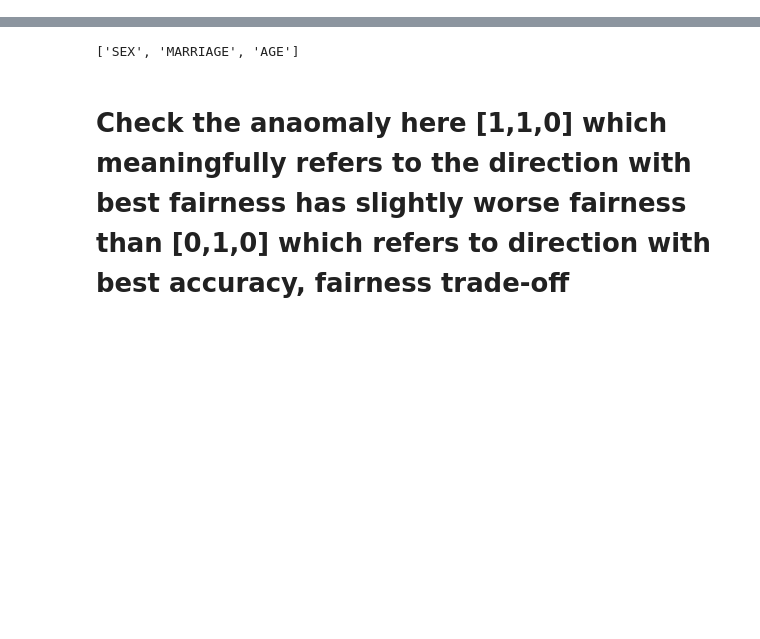
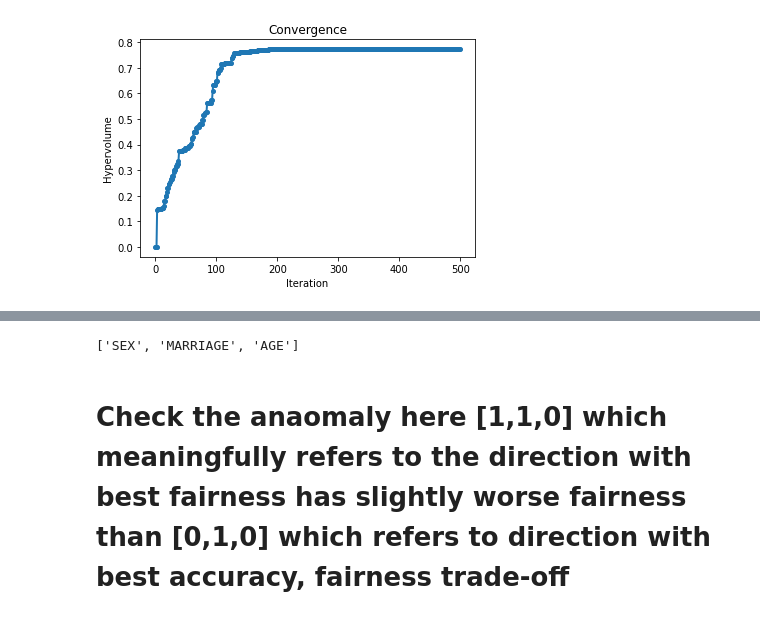
Before and after one commit to arjunroyihrpa/MFPB, a Jupyter notebook: Mult-Fair_Pareto_Boosting/Multi_Fair survival new.ipynb, the cells around one changed output, grey strips where cells are left out. Saved outputs shown, nothing was run; the diff lists cells and outputs as text; code cells hidden in the pictures; blank space fills up the shorter version.

```diff
--- a/Mult-Fair_Pareto_Boosting/Multi_Fair survival new.ipynb
+++ b/Mult-Fair_Pareto_Boosting/Multi_Fair survival new.ipynb
@@ -41,3 +175,28 @@ for train_index, test_index in sss.split(X, y):
+# %%
+from pymoo.performance_indicator.hv import Hypervolume
+
+def plot_hypervolume(pareto_fronts):
+    # MODIFY - this is problem dependend
+    ref_point = np.array([1.0, 1.0, 1.0])
+
+    # create the performance indicator object with reference point
+    metric = Hypervolume(ref_point=ref_point, normalize=False)
+
+    # calculate for each generation the HV metric
+    hv = [metric.calc(f) for f in pareto_fronts]
+
+    n_evals = np.arange(len(hv))
+    # visualze the convergence curve
+    plt.plot(n_evals, hv, '-o', markersize=4, linewidth=2)
+    plt.title("Convergence")
+    plt.xlabel("Iteration")
+    plt.ylabel("Hypervolume")
+    plt.savefig("hypervolume_convergence.pdf", dpi=300)
+    plt.show()
+
+plot_hypervolume(clf.all_PF_iterations)
+# %% [output]
+[figure, added]
 # %%
 reference_performance_map={}
 for a in soln_per_dir: # each 'a' is a survived reference direction
```
Also changed, not shown: parts of 9 cells of this notebook.
